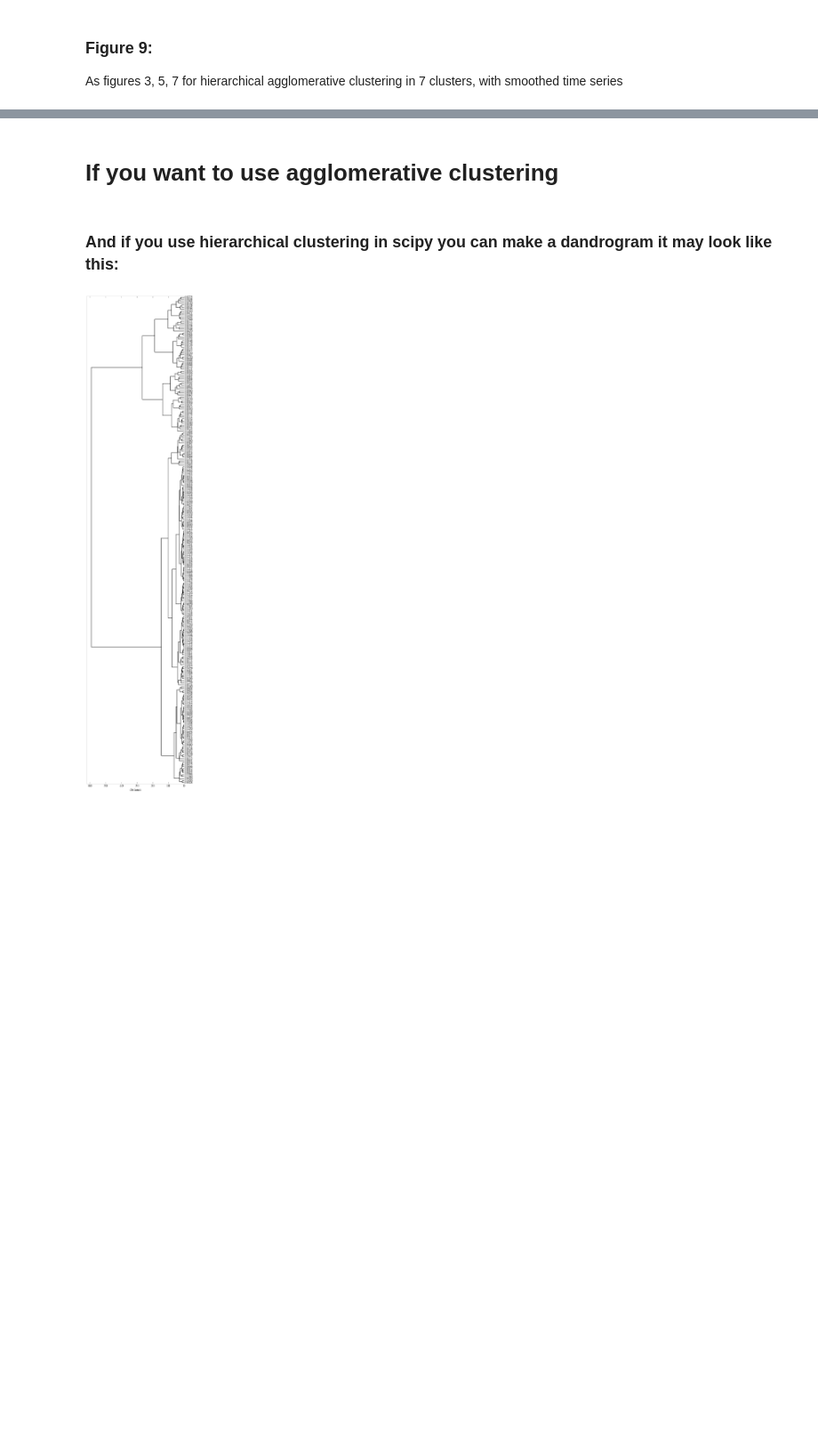
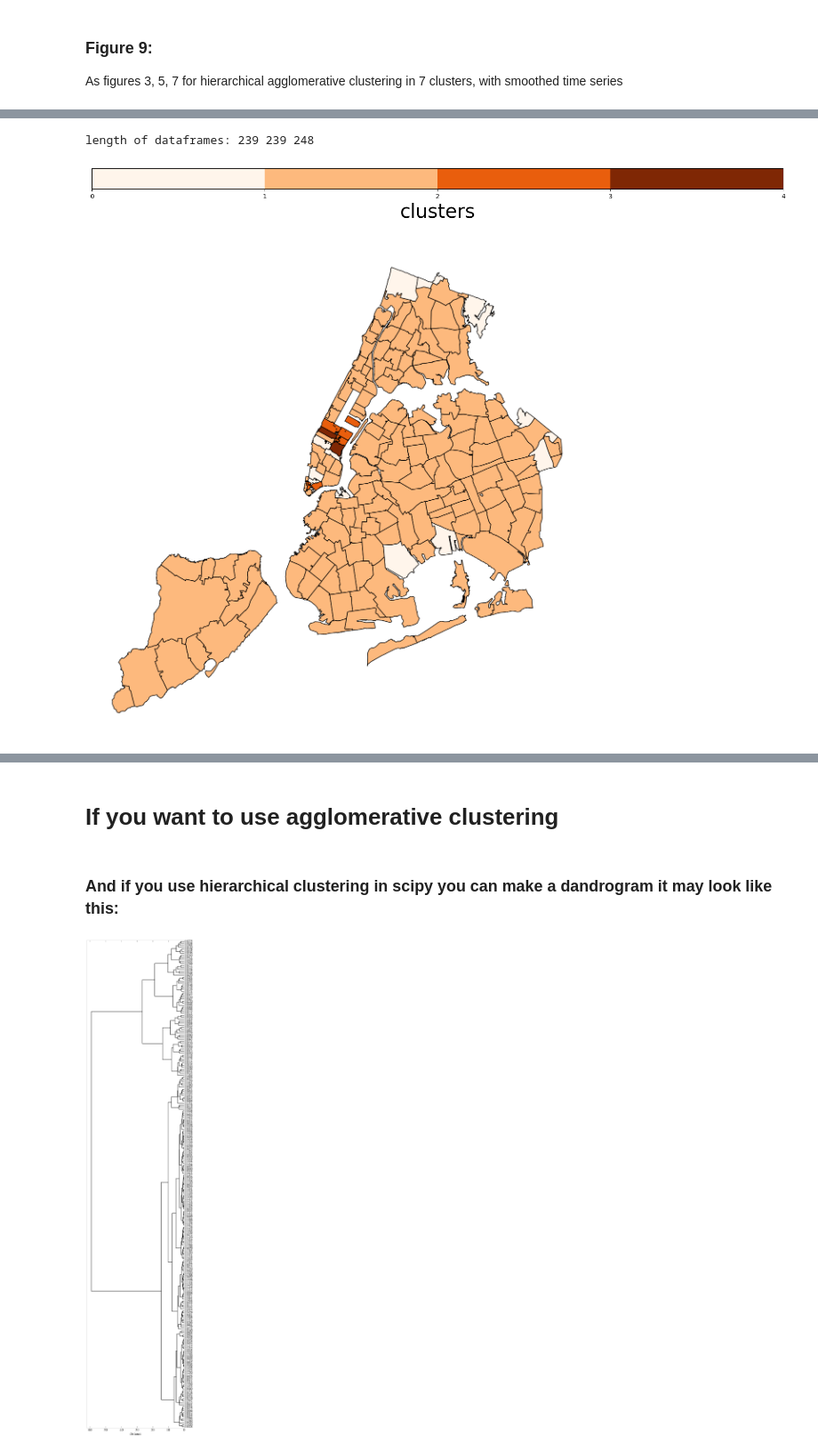
Before and after one commit to Osujan/MLTSA25_SShrestha, a Jupyter notebook: HW7/Clustering_businesstimeseries_instructions.ipynb, the cells around one changed output, grey strips where cells are left out. Shown at 89% size. Saved outputs shown, nothing was run; the diff lists cells and outputs as text; code cells hidden in the pictures; blank space fills up the shorter version.

```diff
--- a/HW7/Clustering_businesstimeseries_instructions.ipynb
+++ b/HW7/Clustering_businesstimeseries_instructions.ipynb
@@ -407,0 +573,31 @@ As figures 3, 5, 7 for hierarchical agglomerative clustering in 7 clusters, with
+# %%
+clustersdf['cluster'] = db.labels_
+
+#merge it with the geodataframe with the zipcode shapes- I am losing 1 zipcode...
+mergednyz = nyczipsshp.merge(clustersdf, on='ZIPCODE', how='inner')
+print("length of dataframes:",
+      len(mergednyz.ZIPCODE),
+      len(np.unique(clustersdf.ZIPCODE)), len(np.unique(nyczipsshp.ZIPCODE)))
+
+fig = plt.figure(figsize=(15, 3))
+ax1 = fig.add_axes([0.05, 1.0, 1, 0.15])
+cmap = mpl.cm.Oranges
+norm = mpl.colors.Normalize(vmin=0, vmax=5)
+
+bounds = range(4 + 1)
+norm = mpl.colors.BoundaryNorm(bounds, cmap.N)
+cb3 = mpl.colorbar.ColorbarBase(
+    ax1,
+    cmap=cmap,
+    norm=norm,
+    ticks=bounds,
+    spacing='uniform',
+    orientation='horizontal')
+cb3.set_label('clusters', fontsize=30)
+ax = plt.figure(figsize=(15, 15)).add_subplot(111)
+mergednyz.plot(column='cluster', cmap='Oranges', alpha=1, ax=ax, ec='k')
+tmp = ax.axis('off')
+# %% [output]
+length of dataframes: 239 239 248
+[figure, added]
+[figure, added]
```
Also changed, not shown: parts of 21 cells of this notebook.
